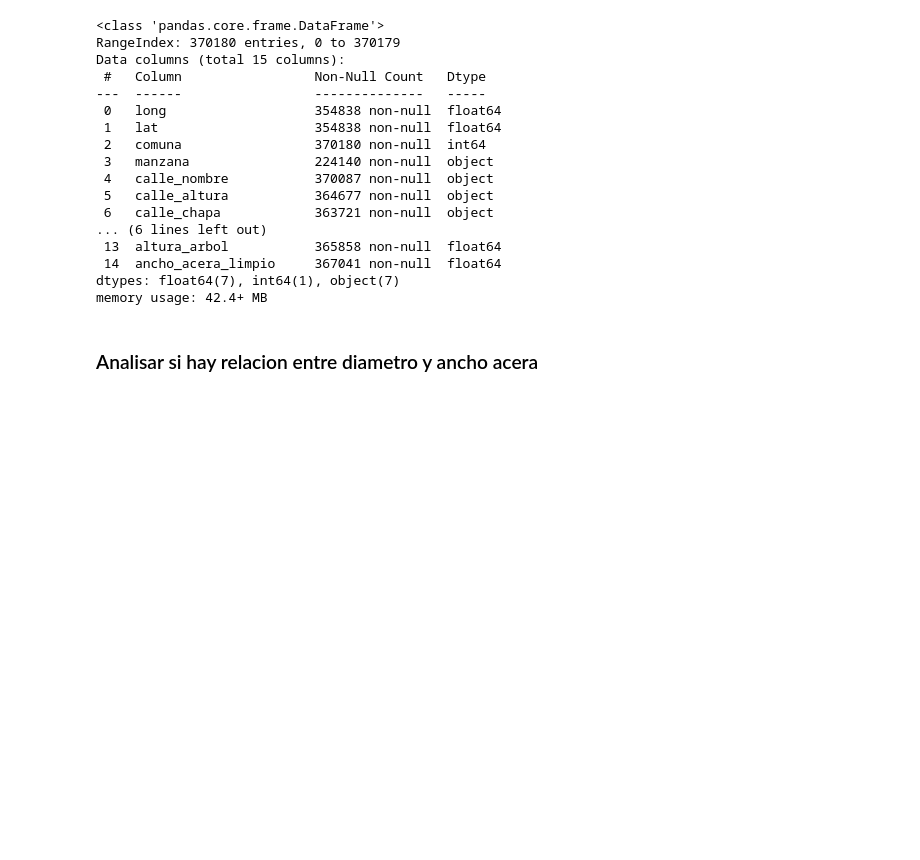
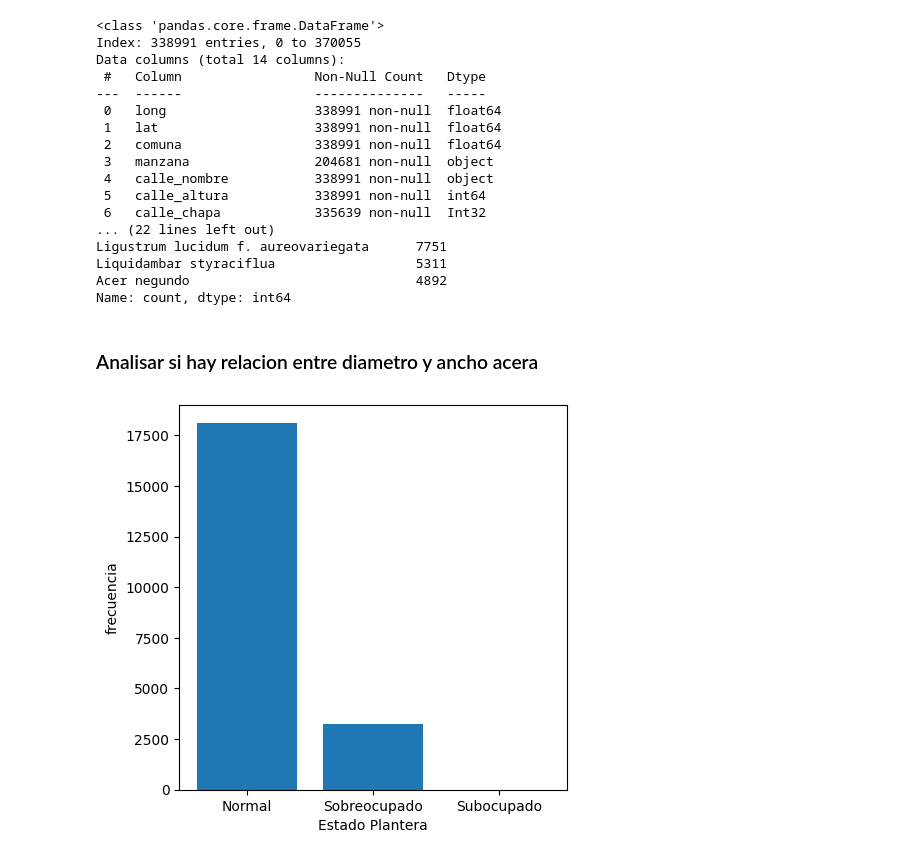
Before and after one commit to LautaroBarraza/TP-Ciencia-De-Datos-Grupo14, a Jupyter notebook: notebooks/hipotesis.ipynb, the cells around one changed output. Saved outputs shown, nothing was run; the diff lists cells and outputs as text; code cells hidden in the pictures; blank space fills up the shorter version.

```diff
--- a/notebooks/hipotesis.ipynb
+++ b/notebooks/hipotesis.ipynb
@@ -15,27 +15,44 @@ datos_arbolado.head()
 # %%
 datos_arbolado.info()
+print(datos_arbolado['nombre_cientifico'].value_counts())
 # %% [output]
 <class 'pandas.core.frame.DataFrame'>
-RangeIndex: 370180 entries, 0 to 370179
-Data columns (total 15 columns):
+Index: 338991 entries, 0 to 370055
+Data columns (total 14 columns):
  #   Column                 Non-Null Count   Dtype
 ---  ------                 --------------   -----
- 0   long                   354838 non-null  float64
- 1   lat                    354838 non-null  float64
- 2   comuna                 370180 non-null  int64
- 3   manzana                224140 non-null  object
- 4   calle_nombre           370087 non-null  object
- 5   calle_altura           364677 non-null  object
- 6   calle_chapa            363721 non-null  object
-... (6 lines left out)
- 13  altura_arbol           365858 non-null  float64
- 14  ancho_acera_limpio     367041 non-null  float64
-dtypes: float64(7), int64(1), object(7)
-memory usage: 42.4+ MB
+ 0   long                   338991 non-null  float64
+ 1   lat                    338991 non-null  float64
+ 2   comuna                 338991 non-null  float64
+ 3   manzana                204681 non-null  object
+ 4   calle_nombre           338991 non-null  object
+ 5   calle_altura           338991 non-null  int64
+ 6   calle_chapa            335639 non-null  Int32
+... (22 lines left out)
+Ligustrum lucidum f. aureovariegata      7751
+Liquidambar styraciflua                  5311
+Acer negundo                             4892
+Name: count, dtype: int64
 # %% [markdown]
 ### Analisar si hay relacion entre diametro y ancho acera
 # %%
-filtro=datos_arbolado['diametro_altura_pecho']<130
-diametro_altura_pecho=datos_arbolado[filtro]
-filtro2= datos_arbolado['ancho_acera_limpio']<9
-diametro_altura_pecho= diametro_altura_pecho[filtro2]
+datos_ficus=datos_arbolado[datos_arbolado['nombre_cientifico']=='Ficus benjamina']
+
+estado= datos_ficus['estado_plantera'].value_counts()
+
+mapa_labels = {
+    0: 'Vacío',
+    1: 'Subocupado',
+    2: 'Normal',
+    3: 'Sobreocupado'
+}
+
+estado = estado.rename(mapa_labels)
+
+plt.figure(figsize=(5,5))
+plt.bar(estado.index,estado.values)
+plt.xlabel('Estado Plantera')
+plt.ylabel('frecuencia')
+plt.show()
+# %% [output]
+[figure, added]
```
Also changed, not shown: parts of 8 cells of this notebook, 12 other files.
